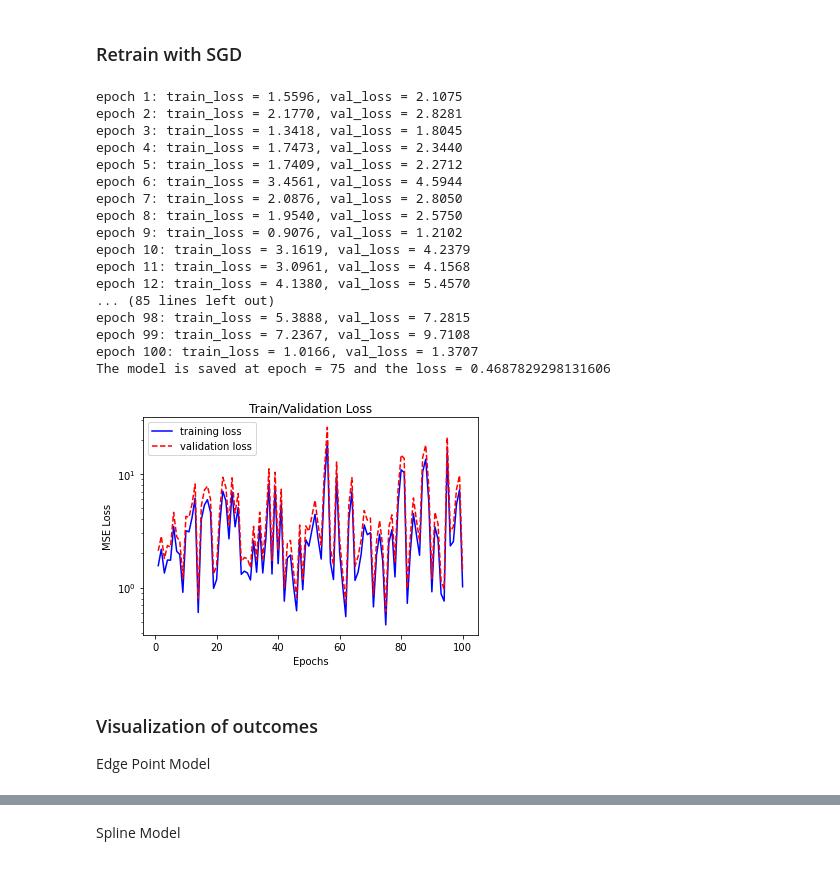
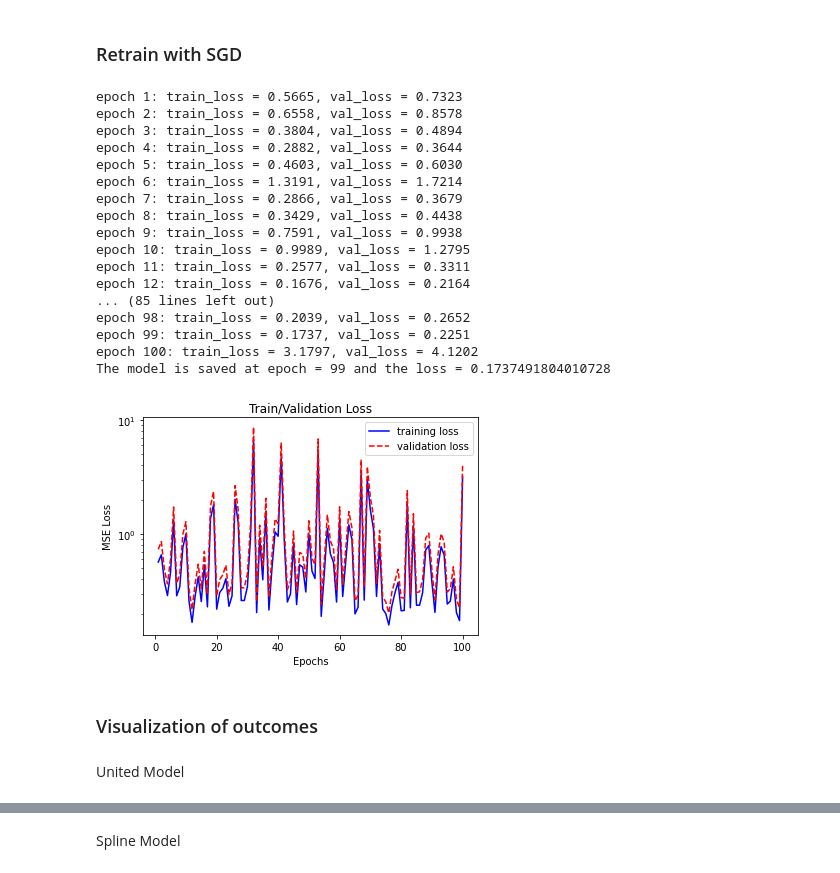
Before and after one commit to ShaoKAi100812/Pendant_Drop_Tensiometry_Prediction, a Jupyter notebook: main_combine.ipynb, the cells around one changed output, grey strips where cells are left out. Drawn from its saved outputs; the diff is of its cells as text; code cells hidden in the pictures.

```diff
--- a/main_combine.ipynb
+++ b/main_combine.ipynb
@@ -572,37 +700,38 @@ Instead of taking the polynomial coefficients as input, transfer coefficients in
 # %% [markdown]
 ### Retrain with SGD
 # %%
-#PATH_CAL = os.path.join(os.getcwd(), "model_cal_points.pt")
+# PATH_CAL = os.path.join(os.getcwd(), "model_cal_points.pt")
 PATH_CAL = os.path.join(os.getcwd(), "model_cal_spline.pt")
 
 model_physics_trained = torch.load(PATH_CAL)
 
-learning_rate = 1e-3
+learning_rate = 3e-4
 
-optimizer = optim.Adam(model_physics_trained.parameters(), lr=learning_rate)
+optimizer = optim.SGD(model_physics_trained.parameters(), lr=learning_rate)
 epoch = 100
 
 # 0 indicates edge points 1 indicates spline
 train_physics(model_physics_trained, optimizer, epoch, 1)
 # %% [output]
-epoch 1: train_loss = 1.5596, val_loss = 2.1075
-epoch 2: train_loss = 2.1770, val_loss = 2.8281
-epoch 3: train_loss = 1.3418, val_loss = 1.8045
-epoch 4: train_loss = 1.7473, val_loss = 2.3440
-epoch 5: train_loss = 1.7409, val_loss = 2.2712
-epoch 6: train_loss = 3.4561, val_loss = 4.5944
-epoch 7: train_loss = 2.0876, val_loss = 2.8050
-epoch 8: train_loss = 1.9540, val_loss = 2.5750
-epoch 9: train_loss = 0.9076, val_loss = 1.2102
-epoch 10: train_loss = 3.1619, val_loss = 4.2379
-epoch 11: train_loss = 3.0961, val_loss = 4.1568
-epoch 12: train_loss = 4.1380, val_loss = 5.4570
+epoch 1: train_loss = 0.5665, val_loss = 0.7323
+epoch 2: train_loss = 0.6558, val_loss = 0.8578
+epoch 3: train_loss = 0.3804, val_loss = 0.4894
+epoch 4: train_loss = 0.2882, val_loss = 0.3644
+epoch 5: train_loss = 0.4603, val_loss = 0.6030
+epoch 6: train_loss = 1.3191, val_loss = 1.7214
+epoch 7: train_loss = 0.2866, val_loss = 0.3679
+epoch 8: train_loss = 0.3429, val_loss = 0.4438
+epoch 9: train_loss = 0.7591, val_loss = 0.9938
+epoch 10: train_loss = 0.9989, val_loss = 1.2795
+epoch 11: train_loss = 0.2577, val_loss = 0.3311
+epoch 12: train_loss = 0.1676, val_loss = 0.2164
 ... (85 lines left out)
-epoch 98: train_loss = 5.3888, val_loss = 7.2815
-epoch 99: train_loss = 7.2367, val_loss = 9.7108
-epoch 100: train_loss = 1.0166, val_loss = 1.3707
-The model is saved at epoch = 75 and the loss = 0.4687829298131606
+epoch 98: train_loss = 0.2039, val_loss = 0.2652
+epoch 99: train_loss = 0.1737, val_loss = 0.2251
+epoch 100: train_loss = 3.1797, val_loss = 4.1202
+The model is saved at epoch = 99 and the loss = 0.1737491804010728
-[figure, old version]
+[figure, new version]
 # %% [markdown]
 ### Visualization of outcomes
-Edge Point Model
+# %% [markdown]
+United Model
```
Also changed, not shown: parts of 19 cells of this notebook.
